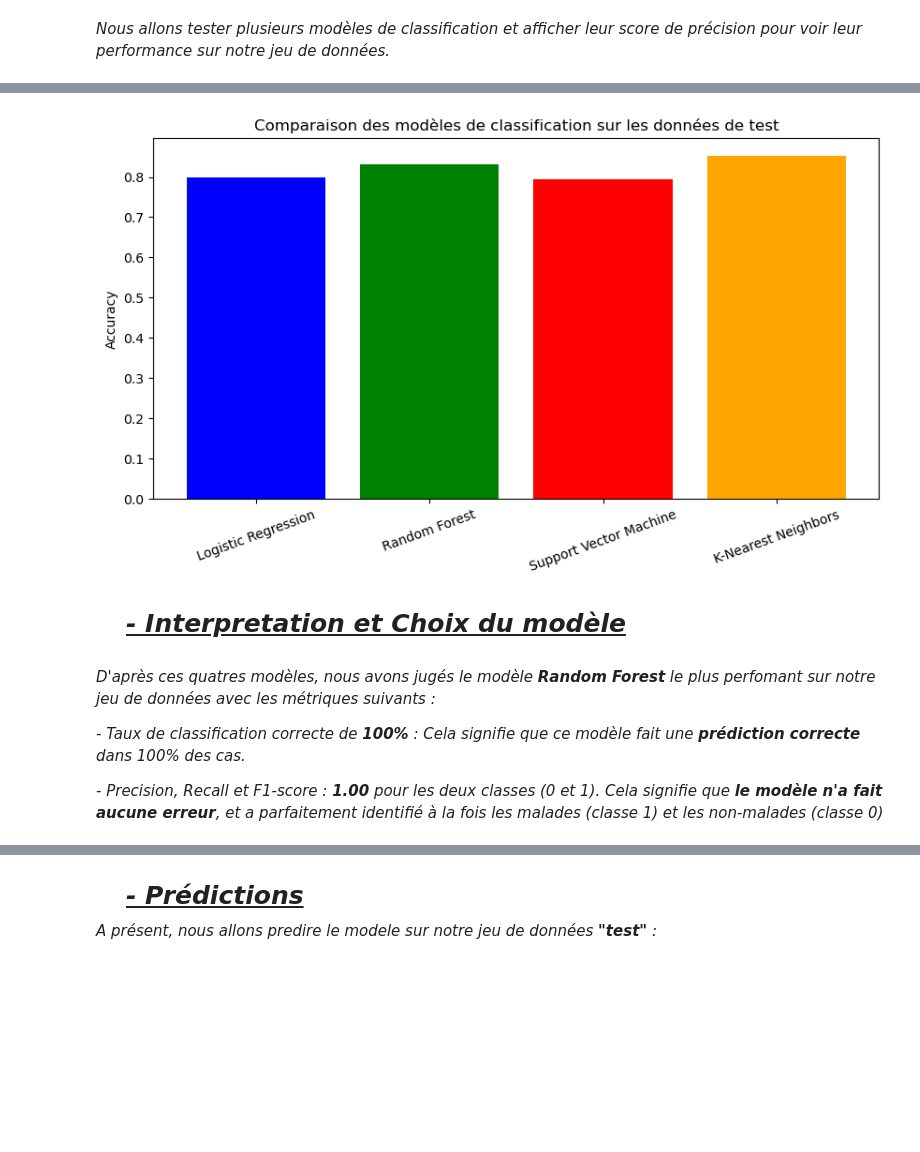
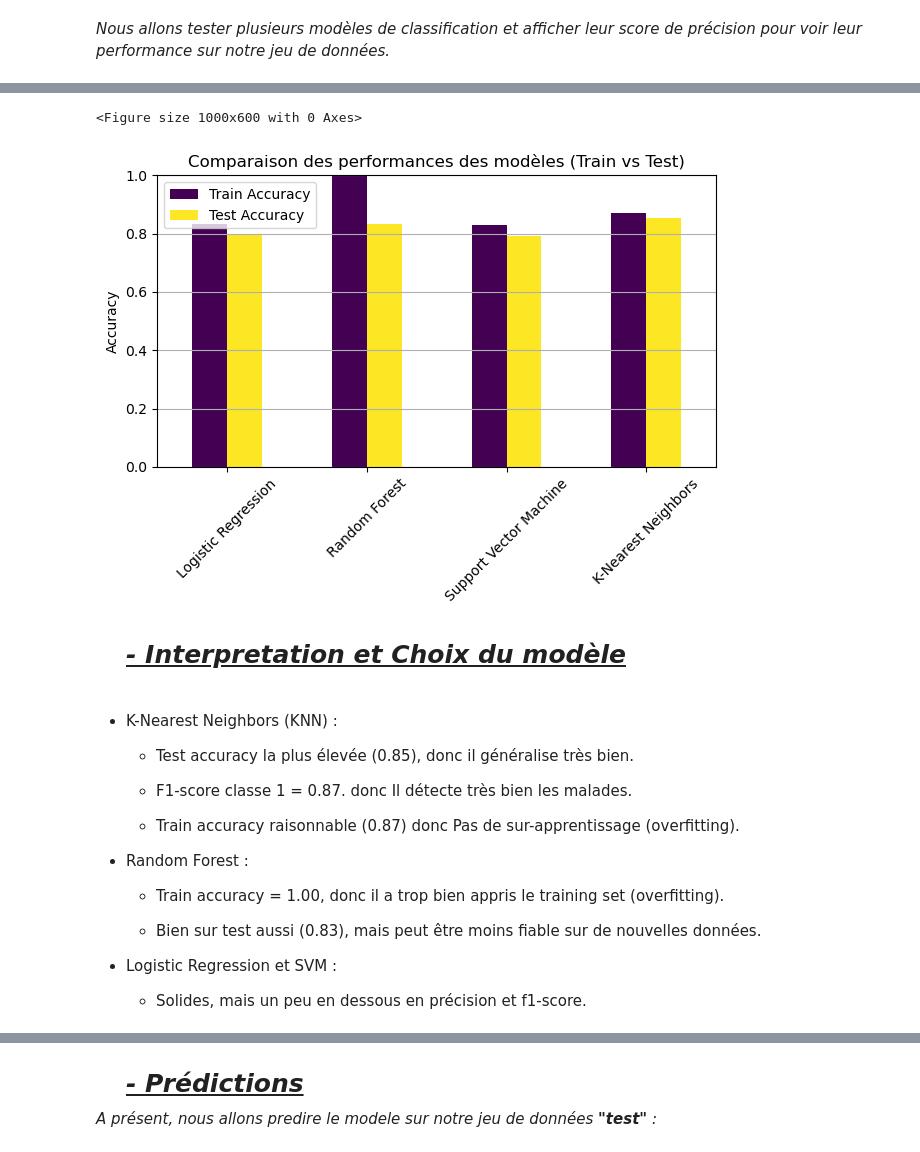
Before and after one commit to MMansourBa/Prediction-des-maladies-cardiaques, a Jupyter notebook: PROJET_ML.ipynb, the cells around one changed output, grey strips where cells are left out. Cells and saved outputs as stored; diff of their text form; code cells hidden in the pictures; blank space fills up the shorter version.

```diff
--- a/PROJET_ML.ipynb
+++ b/PROJET_ML.ipynb
@@ -415,22 +426,39 @@ weighted avg       0.85      0.85      0.85       184
-# %%
-# Visualisation des performances
-titles = list(results.keys())
-accuracies = list(results.values())
-plt.figure(figsize=(10, 5))
-plt.bar(titles, accuracies, color=['blue', 'green', 'red', 'orange'])
-plt.ylabel("Accuracy")
-plt.title("Comparaison des modèles de classification sur les données de test")
-plt.xticks(rotation=20)
-plt.show()
-# %% [output]
-[figure, removed]
+# %%
+# Transformation des résultats en DataFrame
+df_results = pd.DataFrame({
+    'Train Accuracy': results_train,
+    'Test Accuracy': results_test
+})
+
+# Création d’un graphique en barres
+plt.figure(figsize=(10, 6))
+df_results.plot(kind='bar', colormap='viridis')
+plt.title('Comparaison des performances des modèles (Train vs Test)')
+plt.ylabel('Accuracy')
+plt.ylim(0, 1)
+plt.xticks(rotation=45)
+plt.grid(axis='y')
+plt.tight_layout()
+plt.show()
+# %% [output]
+<Figure size 1000x600 with 0 Axes>
+[figure, added]
 # %% [markdown]
 ***<ul>***
     ***<p style="font-style:italic;font-size:25px; text-decoration:underline;">- Interpretation et Choix du modèle</p>***
 ***</ul>***
-# %% [markdown]
-*D'après ces quatres modèles, nous avons jugés le modèle ***Random Forest*** le plus perfomant sur notre jeu de données avec les métriques suivants :*
-
-*- Taux de classification correcte de ***100%*** : Cela signifie que ce modèle fait une ***prédiction correcte*** dans 100% des cas.*
-
-*- Precision, Recall et F1-score : ***1.00*** pour les deux classes (0 et 1). Cela signifie que ***le modèle n'a fait aucune erreur***, et a parfaitement identifié à  la fois les malades (classe 1) et les non-malades (classe 0)*
+# %% [markdown]
+- K-Nearest Neighbors (KNN) :
+    - Test accuracy la plus élevée (0.85), donc il généralise très bien.
+
+    - F1-score classe 1 = 0.87. donc Il détecte très bien les malades.
+
+    - Train accuracy raisonnable (0.87) donc Pas de sur-apprentissage (overfitting).
+
+- Random Forest :
+    - Train accuracy = 1.00, donc il a trop bien appris le training set (overfitting).
+
+    - Bien sur test aussi (0.83), mais peut être moins fiable sur de nouvelles données.
+
+- Logistic Regression et SVM :
+    - Solides, mais un peu en dessous en précision et f1-score.
```
Also changed, not shown: parts of 38 cells of this notebook, 1 other file.
